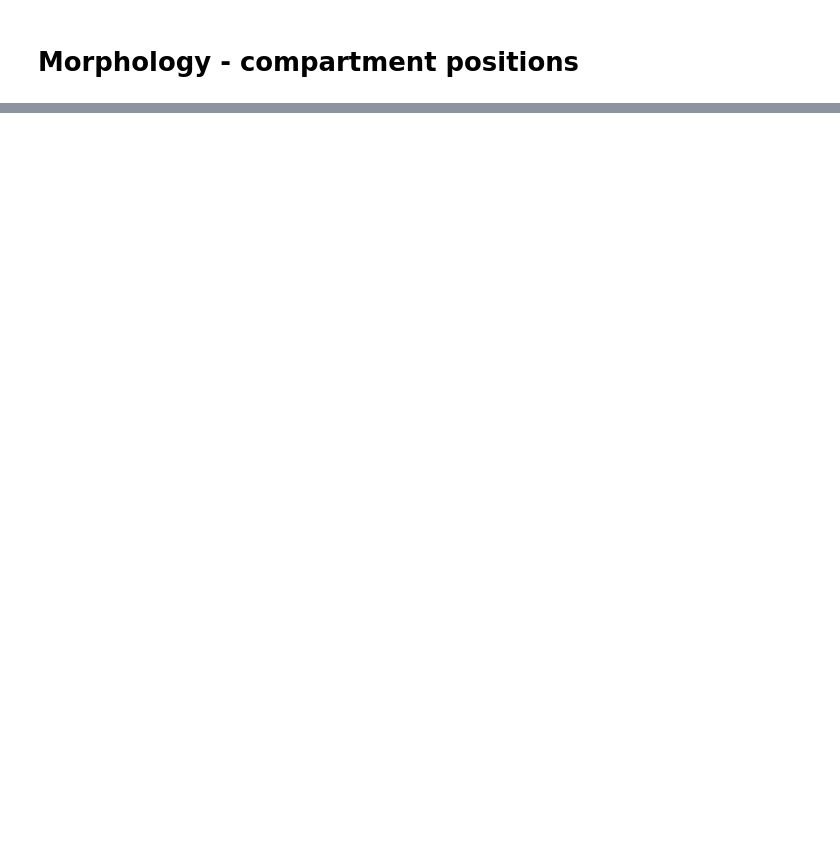
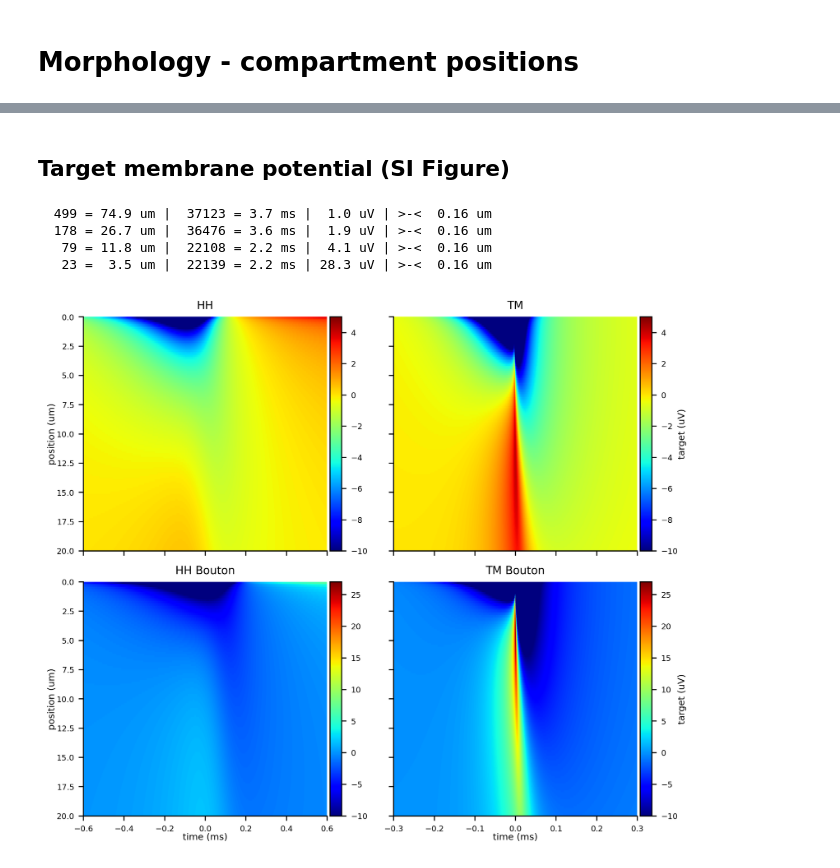
Before and after one commit to moritz-s/Pyoelectricity, a Jupyter notebook: end-end-plots.ipynb, the cells around one changed output, grey strips where cells are left out. Saved outputs shown, nothing was run; the diff lists cells and outputs as text; code cells hidden in the pictures; blank space fills up the shorter version.

```diff
--- a/end-end-plots.ipynb
+++ b/end-end-plots.ipynb
@@ -448,0 +102,80 @@ plt.show()
+# %% [markdown]
+ ## Target membrane potential (SI Figure)
+# %%
+def find_dist_depol(result):
+    #x_coff = (result['target_x'] - result['target_x'][0]) -
+    v2 = result['target_v'][:,result['target_t']<(3.8*ms)]
+    ix, it = np.unravel_index(np.argmax(v2, axis=None), v2.shape)
+    x_um = (result['target_x'][ix] - result['target_x'][0])/br.um
+    t_ms = (result['target_t'][it])/br.ms
+    vmax_uv = v2.max()/br.uvolt
+    comp_dist = result['target_x'][0] - result['source_x'][-1]
+
+    print(f"{ix:5d} = {x_um:4.1f} um | {it:6d} ={t_ms:4.2} ms | {vmax_uv:4.1f} uV | >-< {comp_dist/br.um:5.3} um")
+    return ix, it
+
+def putimg(title, result, ax, dt=0.6, clbl='target (uV)', **kwargs):
+    ax.set_title(title)
+    ix, it = find_dist_depol(result)
+    t0 = result['target_t'][it]/br.ms
+    x0 = result['target_x'][0]/br.um
+
+    im0 = ax.imshow(result['target_v']/br.uvolt,
+                    extent=[(result['target_t'][0])/br.ms -t0,
+                            (result['target_t'][-1])/br.ms -t0,
+                            (result['target_x'][-1])/br.um -x0,
+                            (result['target_x'][0])/br.um -x0,
+                           ],
+                    aspect='auto',
+                    interpolation='none',
+                    vmin=-10,
+                    cmap='jet',#'nipy_spectral',
+                    **kwargs
+                   )
+
+    #ax.axhline(result['target_x'][ix]/br.um - x0, ls = '--')
+    #ax.axvline(result['target_t'][it]/br.ms - t0, ls = '--')
+    ax.set_xlim(-dt, +dt)
+    ax.set_ylim(20, 0)
+
+    fig.colorbar(im0, ax=ax, pad=0.01, label=clbl)
+
+
+with plt.style.context('plot_style.txt'):
+    cm = 1/2.54 # 11.4 or 17.8
+    fig, axs = plt.subplots(2,2, figsize=(17.8*cm,15*cm), sharey=True, sharex='col')
+
+    putimg(result=e_results['ee-2k-.1us-.3mmspine-hhss.h5'],
+           ax=axs[0,0],
+           title='HH',
+           clbl='',
+           vmax=5)
+    putimg(result=e_results["ee-2k-.1us-.3mmspine-hhbb.h5"],
+           ax=axs[1,0],
+           title='HH Bouton',
+           clbl='',
+          vmax=27)
+    putimg(result=e_results["ee-2k-.1us-.3mmspine-tm450ss.h5"],
+           ax=axs[0,1],
+           title='TM',
+           dt=0.3,
+          vmax=5)
+    putimg(result=e_results["ee-2k-.1us-.3mmspine-tm450bb.h5"],
+           ax=axs[1,1],
+           title='TM Bouton',
+           dt=0.3,
+          vmax=27)
+
+    axs[0,0].set_ylabel('position (um)')
+    axs[1,0].set_ylabel('position (um)')
+
+    axs[1,0].set_xlabel('time (ms)')
+    axs[1,1].set_xlabel('time (ms)')
+    fig.tight_layout()
+    plt.savefig("SI-spine.pdf")
+# %% [output]
+  499 = 74.9 um |  37123 = 3.7 ms |  1.0 uV | >-<  0.16 um
+  178 = 26.7 um |  36476 = 3.6 ms |  1.9 uV | >-<  0.16 um
+   79 = 11.8 um |  22108 = 2.2 ms |  4.1 uV | >-<  0.16 um
+   23 =  3.5 um |  22139 = 2.2 ms | 28.3 uV | >-<  0.16 um
+[figure, added]
```
Also changed, not shown: parts of 42 cells of this notebook, 1 other file.
